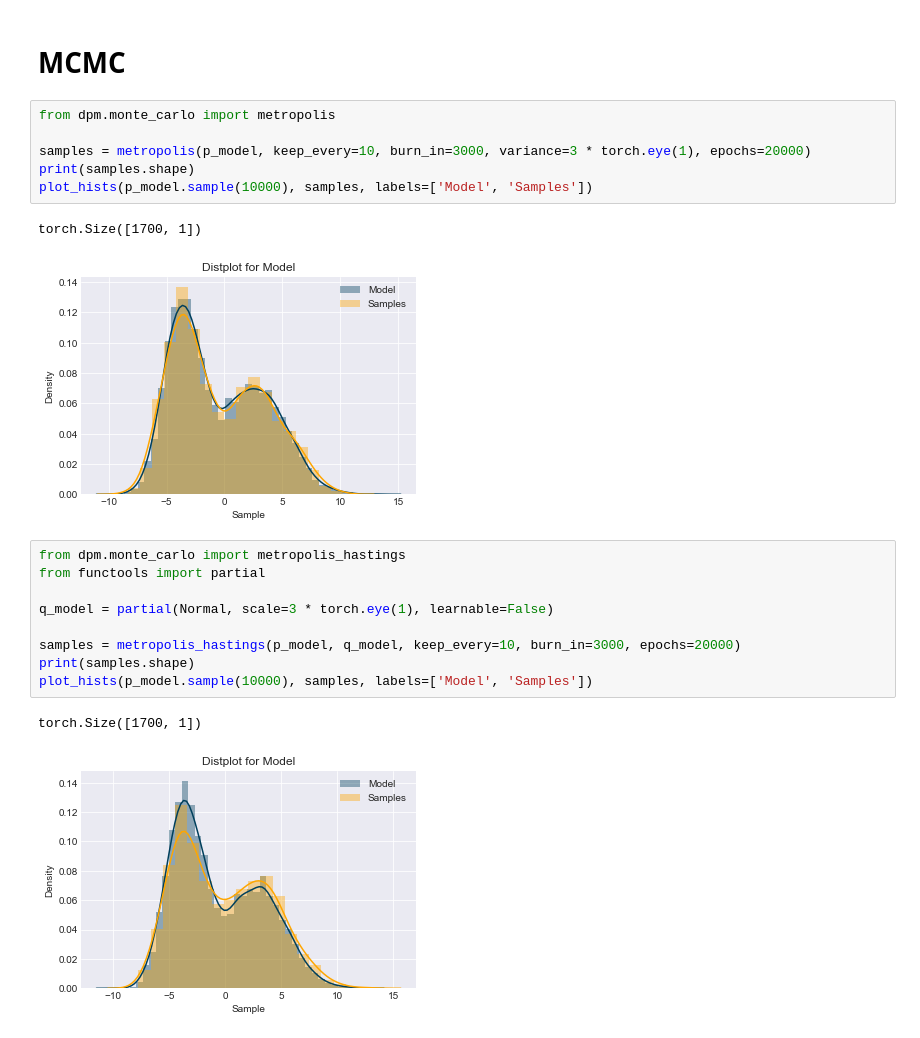
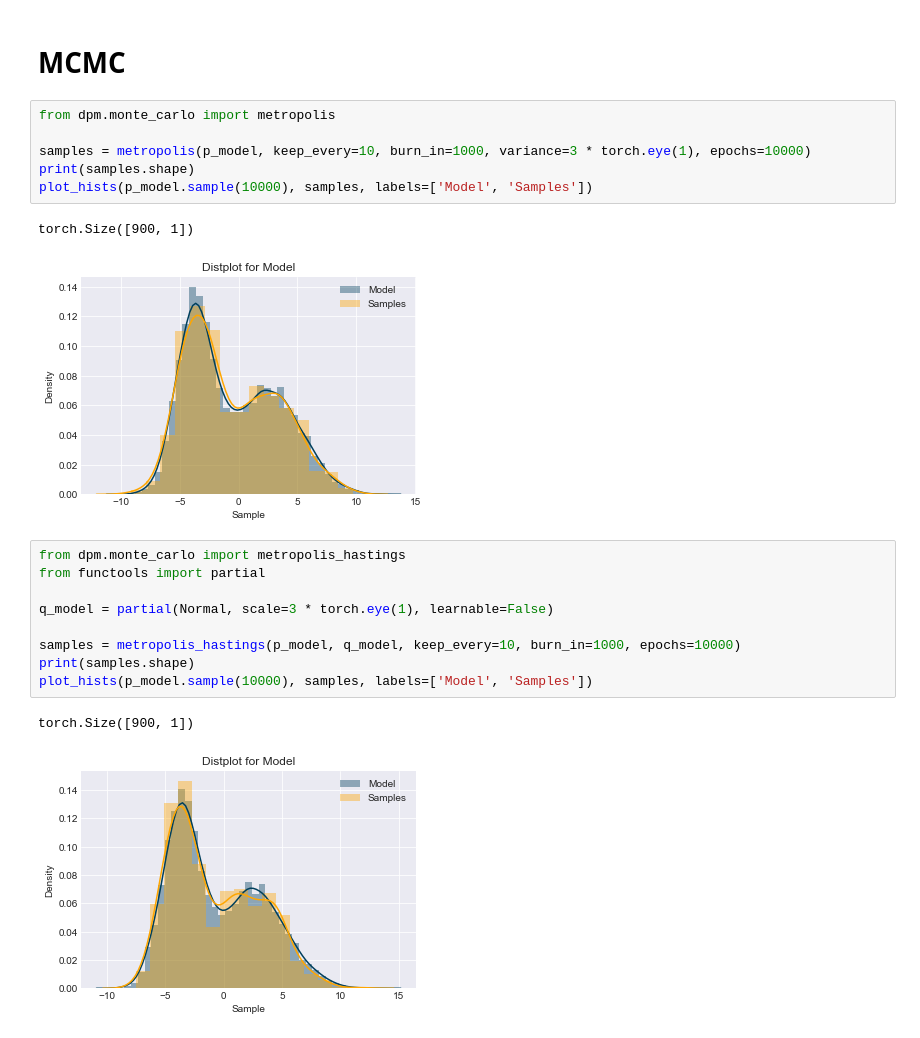
Before and after one commit to nextBillyonair/DPM, a Jupyter notebook: Notebooks/MonteCarlo/Sampling.ipynb, the cells around one changed output. Saved outputs shown, nothing was run; the diff lists cells and outputs as text.

```diff
--- a/Notebooks/MonteCarlo/Sampling.ipynb
+++ b/Notebooks/MonteCarlo/Sampling.ipynb
@@ -168,23 +168,23 @@ torch.Size([10296, 1])
 # %%
 from dpm.monte_carlo import metropolis
 
-samples = metropolis(p_model, keep_every=10, burn_in=3000, variance=3 * torch.eye(1), epochs=20000)
+samples = metropolis(p_model, keep_every=10, burn_in=1000, variance=3 * torch.eye(1), epochs=10000)
 print(samples.shape)
 plot_hists(p_model.sample(10000), samples, labels=['Model', 'Samples'])
 # %% [output]
-torch.Size([1700, 1])
+torch.Size([900, 1])
-[figure, old version]
+[figure, new version]
 # %%
 from dpm.monte_carlo import metropolis_hastings
 from functools import partial
 
 q_model = partial(Normal, scale=3 * torch.eye(1), learnable=False)
 
-samples = metropolis_hastings(p_model, q_model, keep_every=10, burn_in=3000, epochs=20000)
+samples = metropolis_hastings(p_model, q_model, keep_every=10, burn_in=1000, epochs=10000)
 print(samples.shape)
 plot_hists(p_model.sample(10000), samples, labels=['Model', 'Samples'])
 # %% [output]
-torch.Size([1700, 1])
+torch.Size([900, 1])
-[figure, old version]
+[figure, new version]
 # %%
 from dpm.monte_carlo import metropolis_langevin
```
Also changed, not shown: parts of 11 cells of this notebook, 2 other files.
